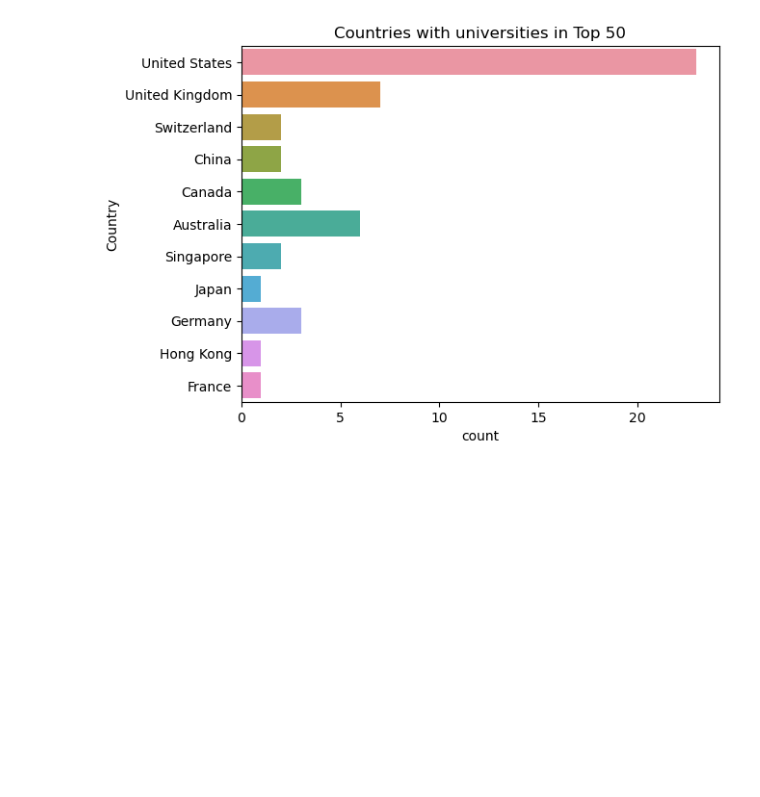
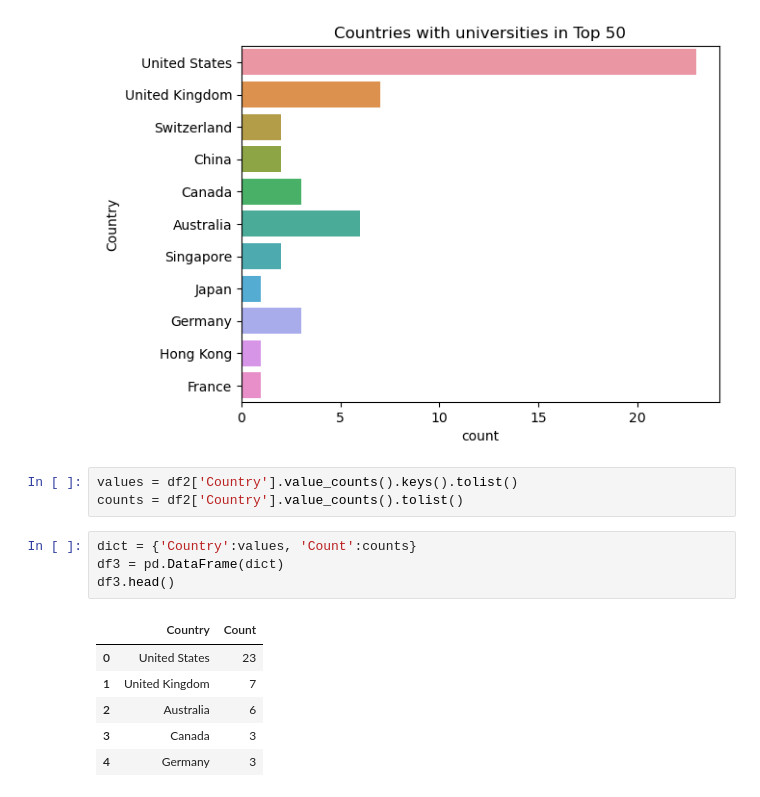
Before and after one commit to ndminh2003/Project, a Jupyter notebook: uni-ranking.ipynb, the cells around one changed output. Cells and saved outputs as stored; diff of their text form; blank space fills up the shorter version.

```diff
--- a/uni-ranking.ipynb
+++ b/uni-ranking.ipynb
@@ -104,3 +104,17 @@ sns.countplot(y=df2["Country"]).set(title='Countries with universities in Top 50
 # %% [output]
 [Text(0.5, 1.0, 'Countries with universities in Top 50')]
 [figure]
+# %%
+values = df2['Country'].value_counts().keys().tolist()
+counts = df2['Country'].value_counts().tolist()
+# %%
+dict = {'Country':values, 'Count':counts}
+df3 = pd.DataFrame(dict)
+df3.head()
+# %% [output]
+|  | Country | Count |
+| 0 | United States | 23 |
+| 1 | United Kingdom | 7 |
+| 2 | Australia | 6 |
+| 3 | Canada | 3 |
+| 4 | Germany | 3 |
```
Also changed, not shown: parts of 1 cell of this notebook.
